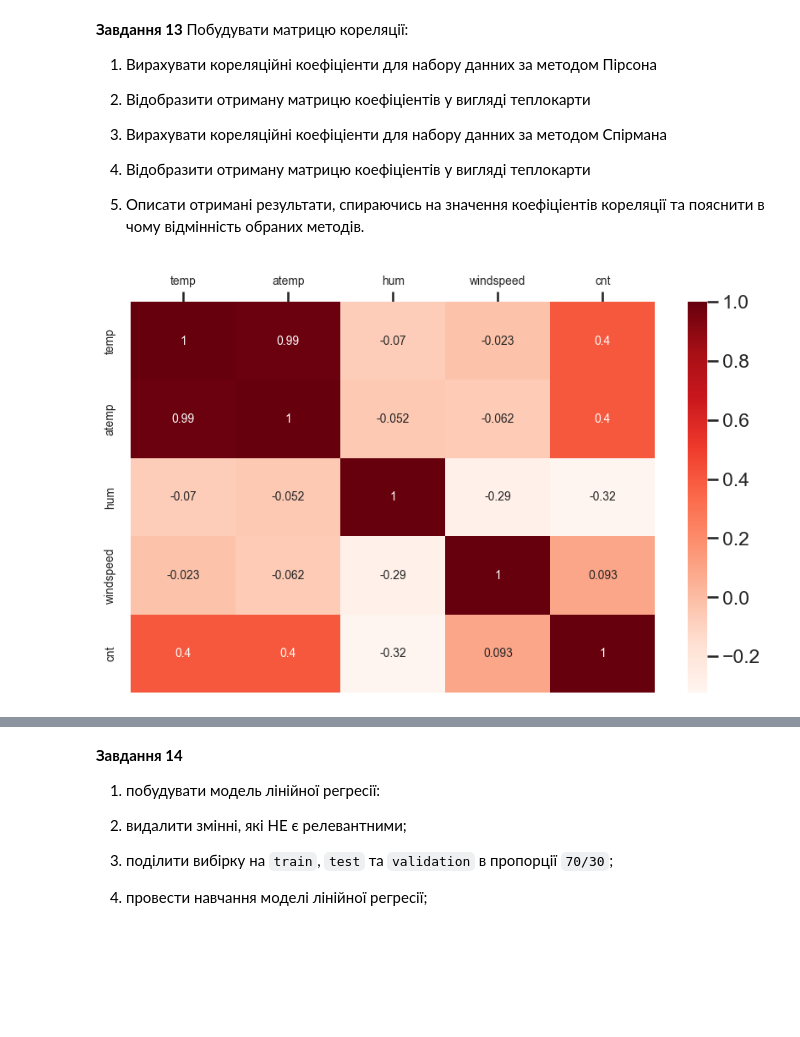
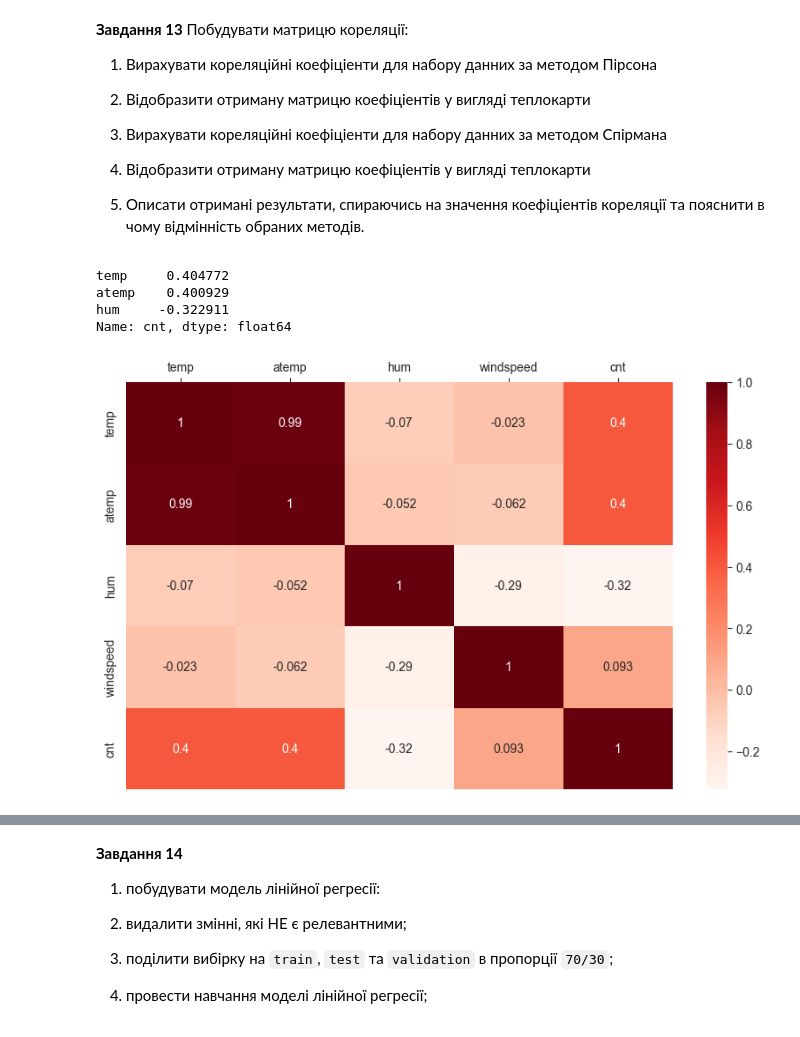
Before and after one commit to HumnytskaLiza/ai-labs, a Jupyter notebook: task4/Task4_Regression_basicAI_liza_humnytska.ipynb, the cells around one changed output, grey strips where cells are left out. Drawn from its saved outputs; the diff is of its cells as text; code cells hidden in the pictures; blank space fills up the shorter version.

```diff
--- a/task4/Task4_Regression_basicAI_liza_humnytska.ipynb
+++ b/task4/Task4_Regression_basicAI_liza_humnytska.ipynb
@@ -347,11 +389,17 @@ for var, subplot in zip(data_categorical, ax.flatten()):
 # %%
 corr_coefficients_pearson = data_numerical.corr(method='pearson')
 fig, ax = plt.subplots(figsize=(10, 6))
 sns.heatmap(corr_coefficients_pearson, annot=True, cmap='Reds', ax=ax, annot_kws={'size': 10})
 ax.tick_params(labelsize=10)
 ax.xaxis.tick_top()
+
+display(corr_coefficients_pearson["cnt"].head(3))
 # %% [output]
+temp     0.404772
+atemp    0.400929
+hum     -0.322911
+Name: cnt, dtype: float64
-[figure, old version]
+[figure, new version]
 # %%
 corr_coefficients_spearman = data_numerical.corr(method='spearman')
 fig, ax = plt.subplots(figsize=(10, 6))
```
Also changed, not shown: parts of 21 cells of this notebook.
